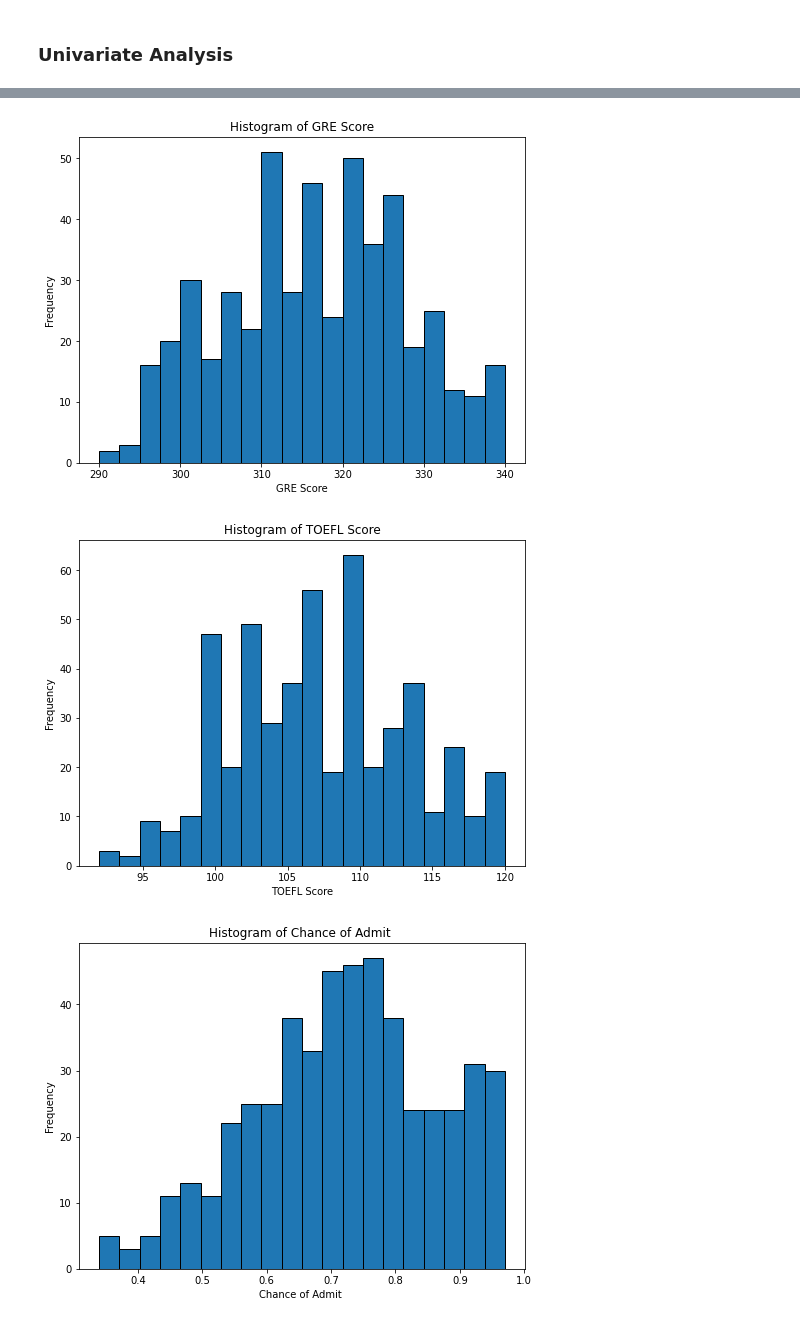
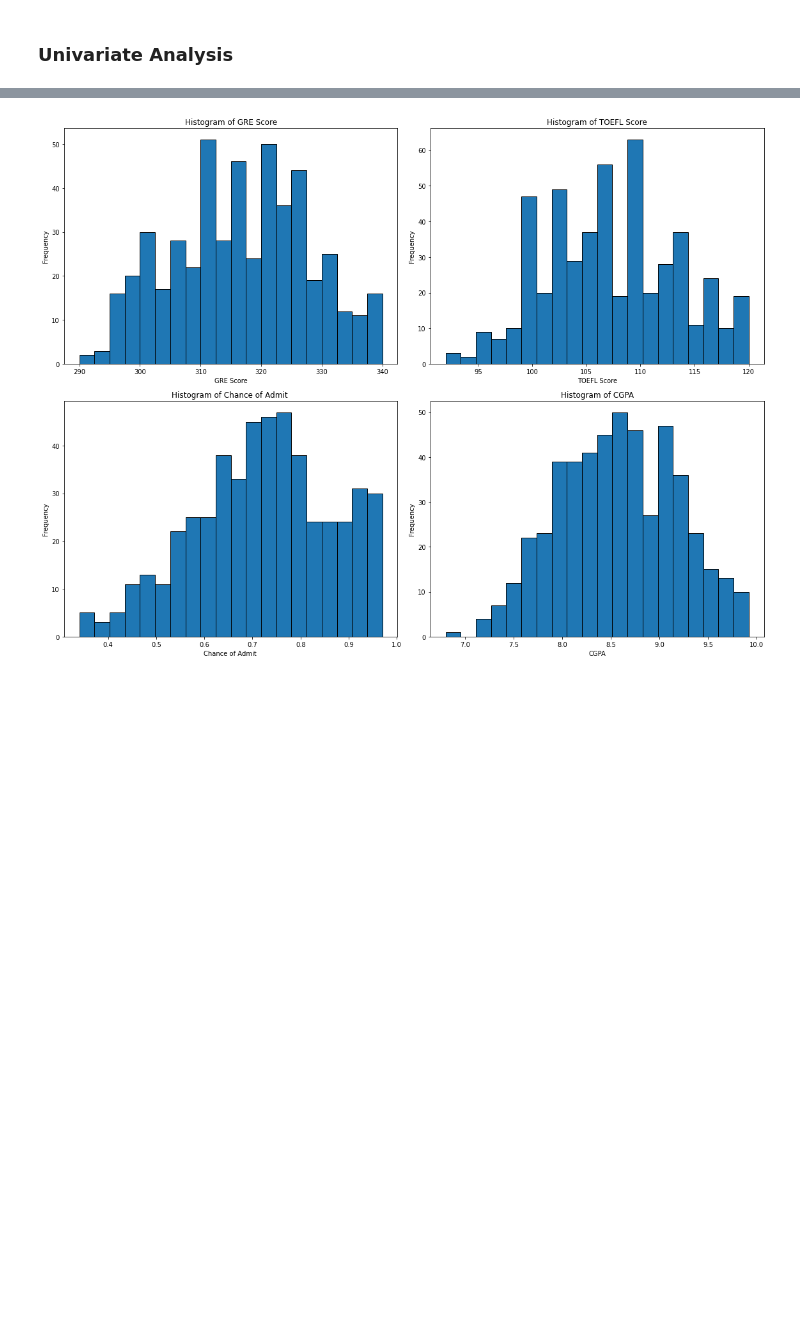
Before and after one commit to atomikkus/sql-projects, a Jupyter notebook: Jamboree/Jamboree_LogR.ipynb, the cells around one changed output, grey strips where cells are left out. Cells and saved outputs as stored; diff of their text form; code cells hidden in the pictures; blank space fills up the shorter version.

```diff
--- a/Jamboree/Jamboree_LogR.ipynb
+++ b/Jamboree/Jamboree_LogR.ipynb
@@ -34,17 +34,22 @@ df.describe()
 | max | 340.000000 | 120.000000 | 5.000000 | 5.000000 | 5.00000 | 9.920000 | 1.000000 | 0.97000 |
 # %%
 # Univariate EDA for numerical variables
-numerical_columns = ['GRE Score', 'TOEFL Score', 'Chance of Admit ']
+numerical_columns = ['GRE Score', 'TOEFL Score', 'Chance of Admit ', 'CGPA']
 
-# Histograms for each numerical variable
-for column in numerical_columns:
-    plt.figure(figsize=(8, 6))
-    plt.hist(df[column], bins=20, edgecolor='black')
-    plt.title(f'Histogram of {column}')
-    plt.xlabel(column)
-    plt.ylabel('Frequency')
-    plt.show()
+# Create subplots for histograms
+fig, axs = plt.subplots(2, 2, figsize=(16, 12))
+
+# Flatten the axis array for easy iteration
+axs = axs.flatten()
+
+# Plot histograms for each numerical variable
+for i, column in enumerate(numerical_columns):
+    axs[i].hist(df[column], bins=20, edgecolor='black')
+    axs[i].set_title(f'Histogram of {column}')
+    axs[i].set_xlabel(column)
+    axs[i].set_ylabel('Frequency')
+
+plt.tight_layout()
+plt.show()
 # %% [output]
-[figure, old version]
+[figure, new version]
-[figure, removed]
-[figure, removed]
```
Also changed, not shown: parts of 4 cells of this notebook.
